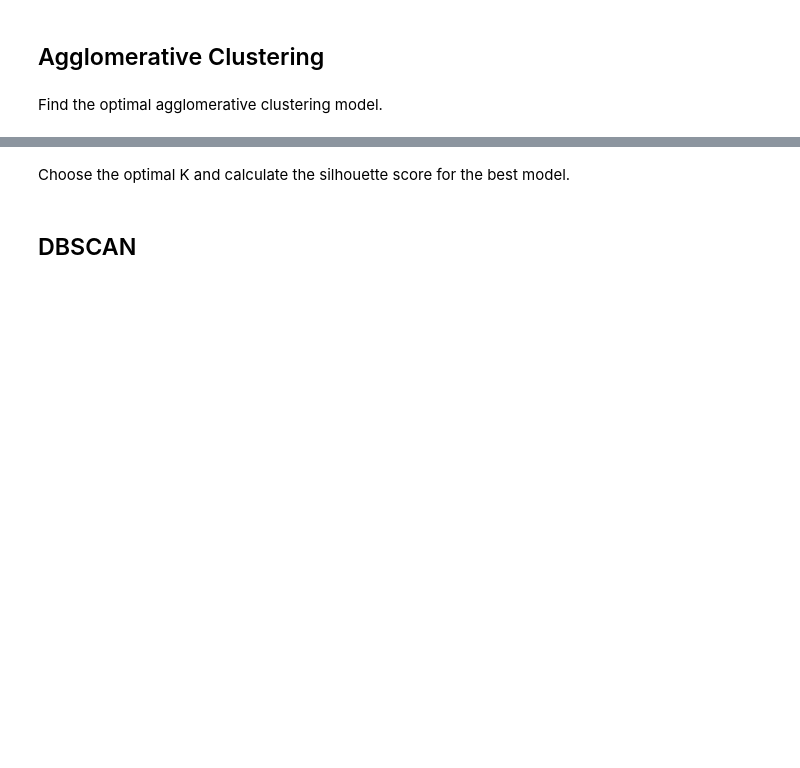
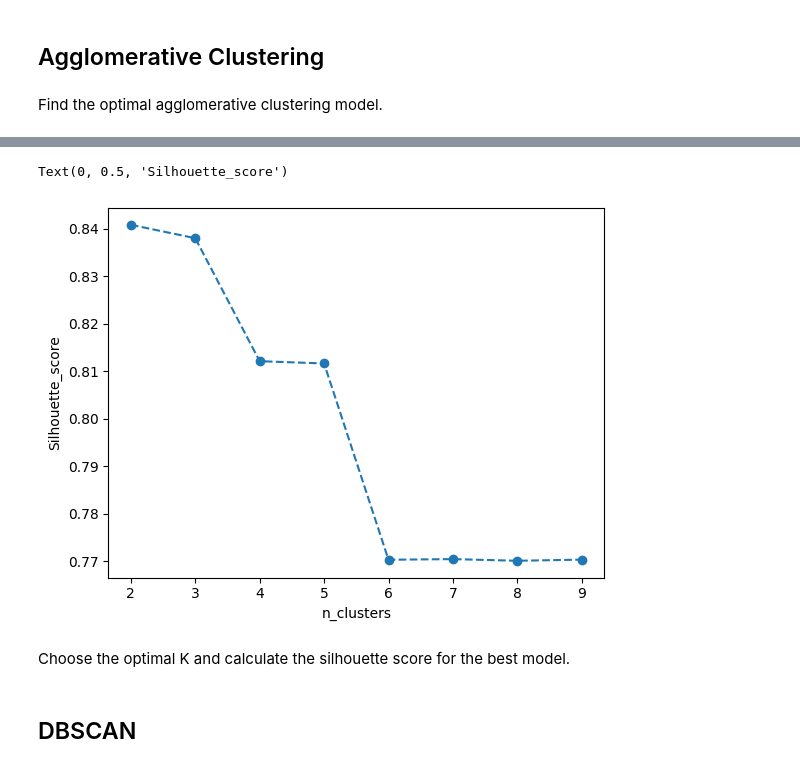
Before and after one commit to MyriamJo/-ML-52-6738, a Jupyter notebook: Clustering_Exercise.ipynb, the cells around one changed output, grey strips where cells are left out. Cells and saved outputs as stored; diff of their text form; code cells hidden in the pictures; blank space fills up the shorter version.

```diff
--- a/Clustering_Exercise.ipynb
+++ b/Clustering_Exercise.ipynb
@@ -119,15 +139,18 @@ Text(0, 0.5, 'Silhouette_score')
 # %%
 s1=[]
 
-for n_clusters in range(2,6):
+for n_clusters in range(2,10):
   model = AgglomerativeClustering(n_clusters=n_clusters, metric="euclidean", linkage="single")
   model = model.fit(scaled_df)
   silhouette=silhouette_score(scaled_df,model.labels_)
   s1.append(silhouette)
 
-plt.plot(range(2,6),s1,'o--')
+plt.plot(range(2,10),s1,'o--')
 plt.xlabel("n_clusters")
 plt.ylabel("Silhouette_score")
+# %% [output]
+Text(0, 0.5, 'Silhouette_score')
+[figure, added]
 # %% [markdown]
 Choose the optimal K and calculate the silhouette score for the best model.
 # %% [markdown]
```
Also changed, not shown: parts of 8 cells of this notebook.
